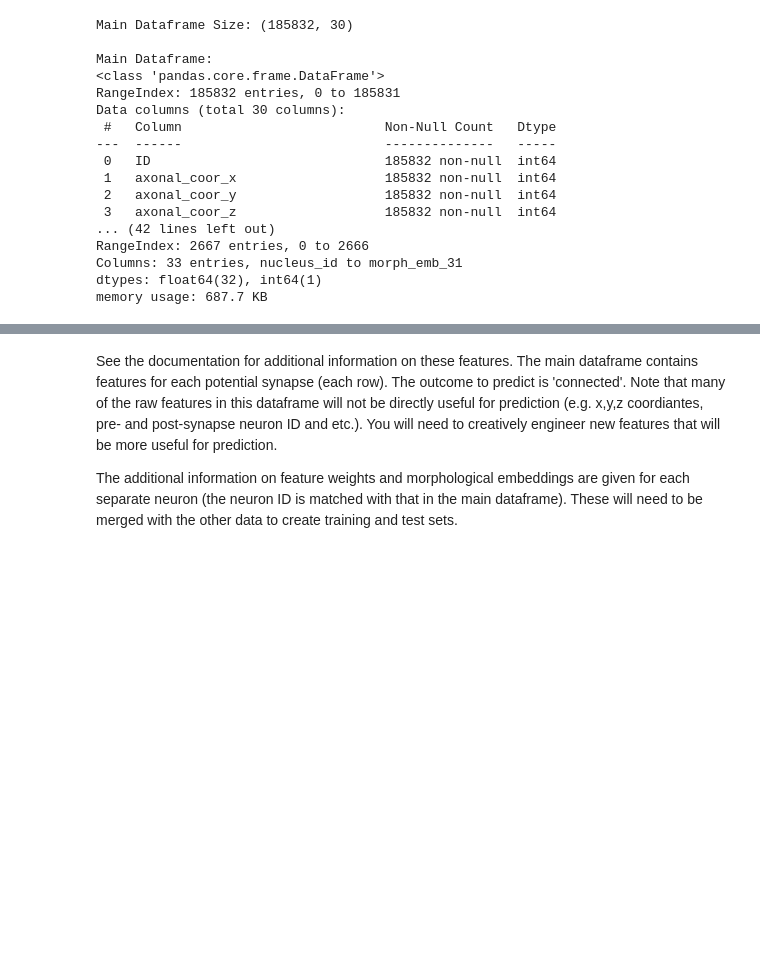
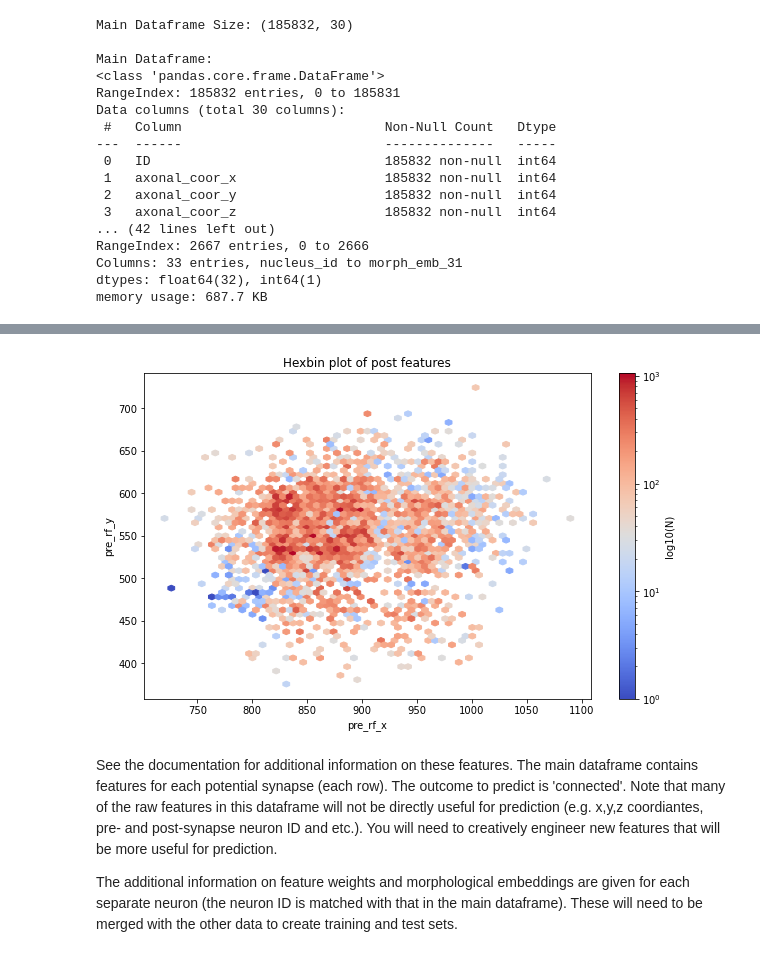
Before and after one commit to DanielCufino/elec478comp, a Jupyter notebook: example_nb_exploration.ipynb, the cells around one changed output, grey strips where cells are left out. Cells and saved outputs as stored; diff of their text form; code cells hidden in the pictures; blank space fills up the shorter version.

```diff
--- a/example_nb_exploration.ipynb
+++ b/example_nb_exploration.ipynb
@@ -49,3 +95,21 @@ memory usage: 687.7 KB
+# %%
+plt.figure(figsize=(10, 6))
+
+# Create a hexbin map with a color bar
+hb = plt.hexbin(data['post_rf_x'], data['post_rf_y'], gridsize=60, cmap='coolwarm', bins='log')
+
+# Add title and labels
+plt.title('Hexbin plot of post features')
+plt.xlabel('pre_rf_x')
+plt.ylabel('pre_rf_y')
+
+# Add a color bar
+cb = plt.colorbar(hb)
+cb.set_label('log10(N)')  # Where N is the count in each hexbin
+
+plt.show()
+# %% [output]
+[figure, added]
 # %% [markdown]
 See the documentation for additional information on these features.  The main dataframe contains features for each potential synapse (each row).  The outcome to predict is 'connected'.  Note that many of the raw features in this dataframe will not be directly useful for prediction (e.g. x,y,z coordiantes, pre- and post-synapse neuron ID and etc.).  You will need to creatively engineer new features that will be more useful for prediction.
 
```
Also changed, not shown: parts of 9 cells of this notebook, 5 other files.
